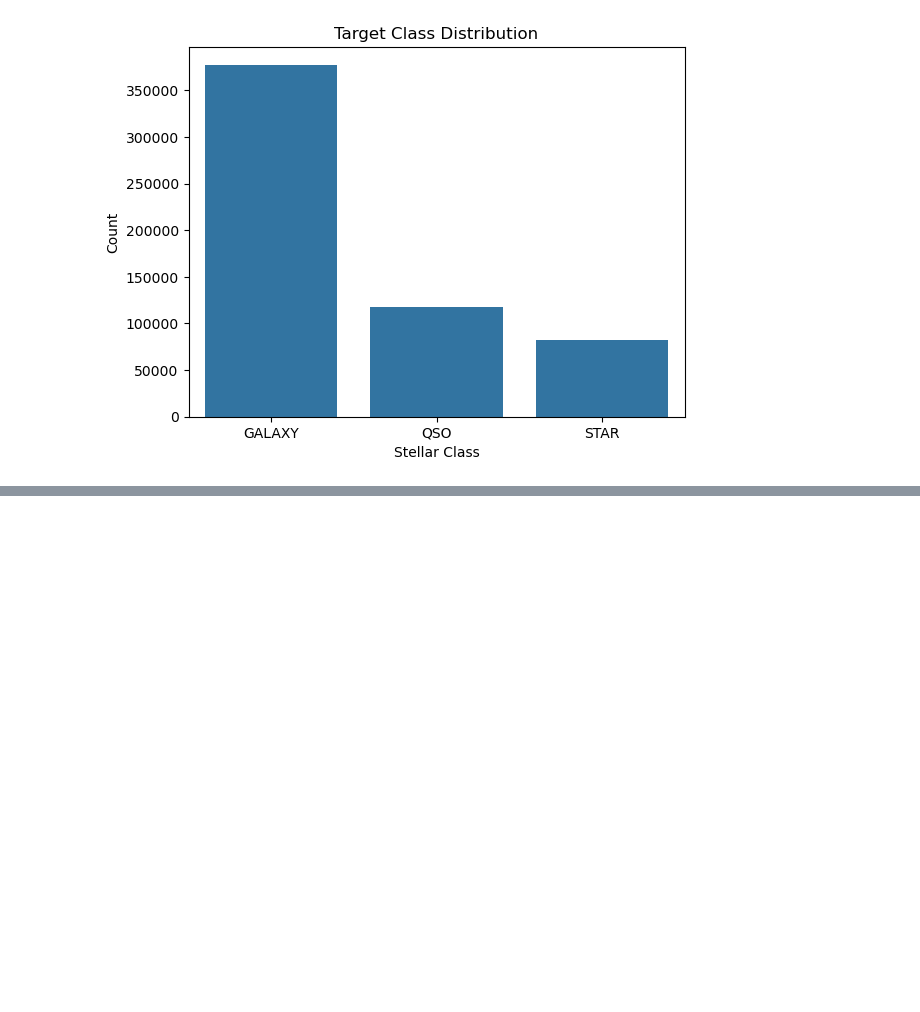
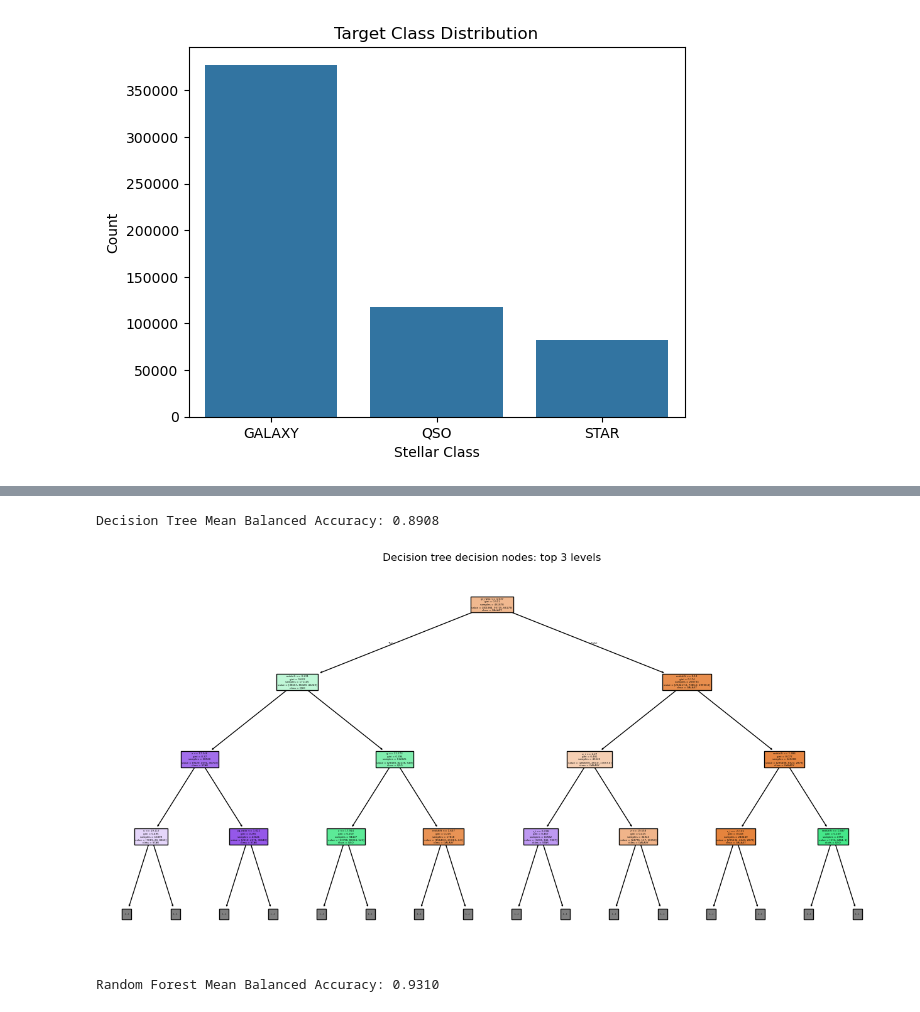
Before and after one commit to HackSlashNITP/Gray-Interface-26, a Jupyter notebook: Kirti/Task4/task4.ipynb, the cells around one changed output, grey strips where cells are left out. Cells and saved outputs as stored; diff of their text form; code cells hidden in the pictures; blank space fills up the shorter version.

```diff
--- a/Kirti/Task4/task4.ipynb
+++ b/Kirti/Task4/task4.ipynb
@@ -116,0 +138,44 @@ Processed Train Shape: {X.shape} | Processed Test Shape: {X_test_final.shape}
+# %%
+from sklearn.model_selection import StratifiedKFold
+from sklearn.tree import DecisionTreeClassifier, plot_tree
+from sklearn.ensemble import RandomForestClassifier
+from sklearn.metrics import balanced_accuracy_score, f1_score
+
+skf = StratifiedKFold(n_splits=5, shuffle=True, random_state=42)
+# %%
+dt_model = DecisionTreeClassifier(max_depth=5, criterion='gini', random_state=42)
+dt_scores = []
+
+for train_idx, val_idx in skf.split(X, y):
+    X_tr, X_va = X.iloc[train_idx], X.iloc[val_idx]
+    y_tr, y_va = y[train_idx], y[val_idx]
+
+    dt_model.fit(X_tr, y_tr)
+    preds = dt_model.predict(X_va)
+    dt_scores.append(balanced_accuracy_score(y_va, preds))
+
+print(f"Decision Tree Mean Balanced Accuracy: {np.mean(dt_scores):.4f}")
+# %% [output]
+Decision Tree Mean Balanced Accuracy: 0.8908
+# %%
+plt.figure(figsize=(16, 8))
+plot_tree(dt_model, feature_names=X.columns, class_names=label_enc.classes_, filled=True, max_depth=3)
+plt.title("Decision tree decision nodes: top 3 levels")
+plt.show()
+# %% [output]
+[figure, added]
+# %%
+rf_model = RandomForestClassifier(n_estimators=100, max_depth=12, random_state=42, n_jobs=-1)
+rf_scores = []
+
+for train_idx, val_idx in skf.split(X, y):
+    X_tr, X_va = X.iloc[train_idx], X.iloc[val_idx]
+    y_tr, y_va = y[train_idx], y[val_idx]
+
+    rf_model.fit(X_tr, y_tr)
+    preds = rf_model.predict(X_va)
+    rf_scores.append(balanced_accuracy_score(y_va, preds))
+
+print(f"Random Forest Mean Balanced Accuracy: {np.mean(rf_scores):.4f}")
+# %% [output]
+Random Forest Mean Balanced Accuracy: 0.9310
```
Also changed, not shown: parts of 18 cells of this notebook, 4 other files.
